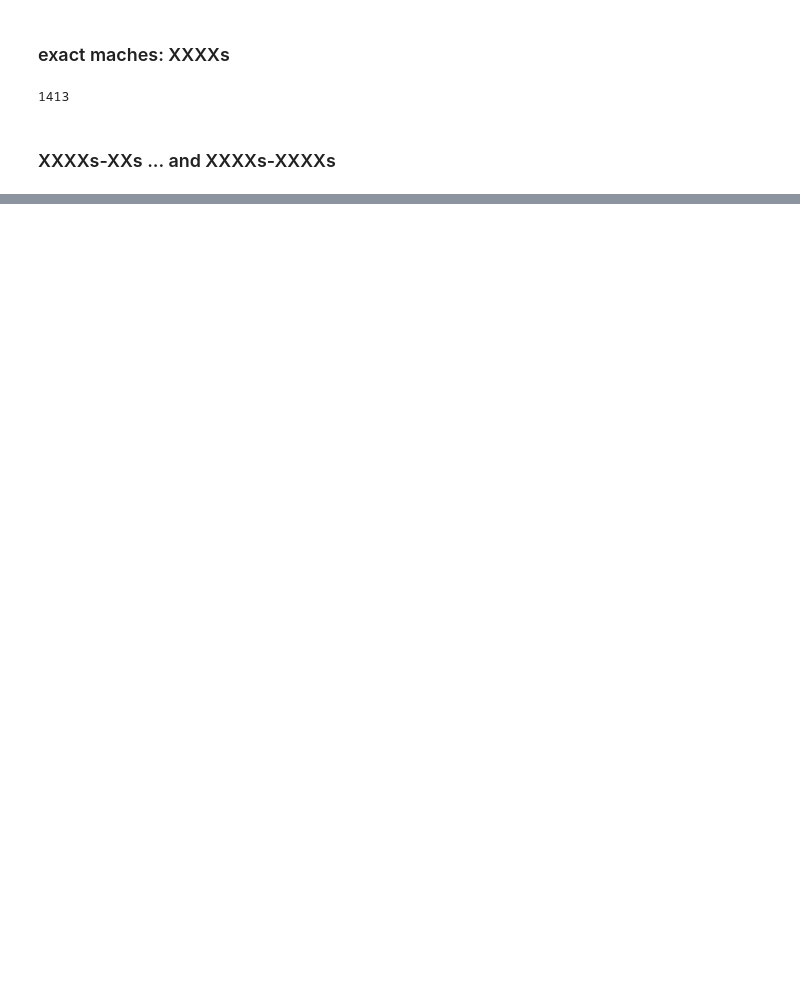
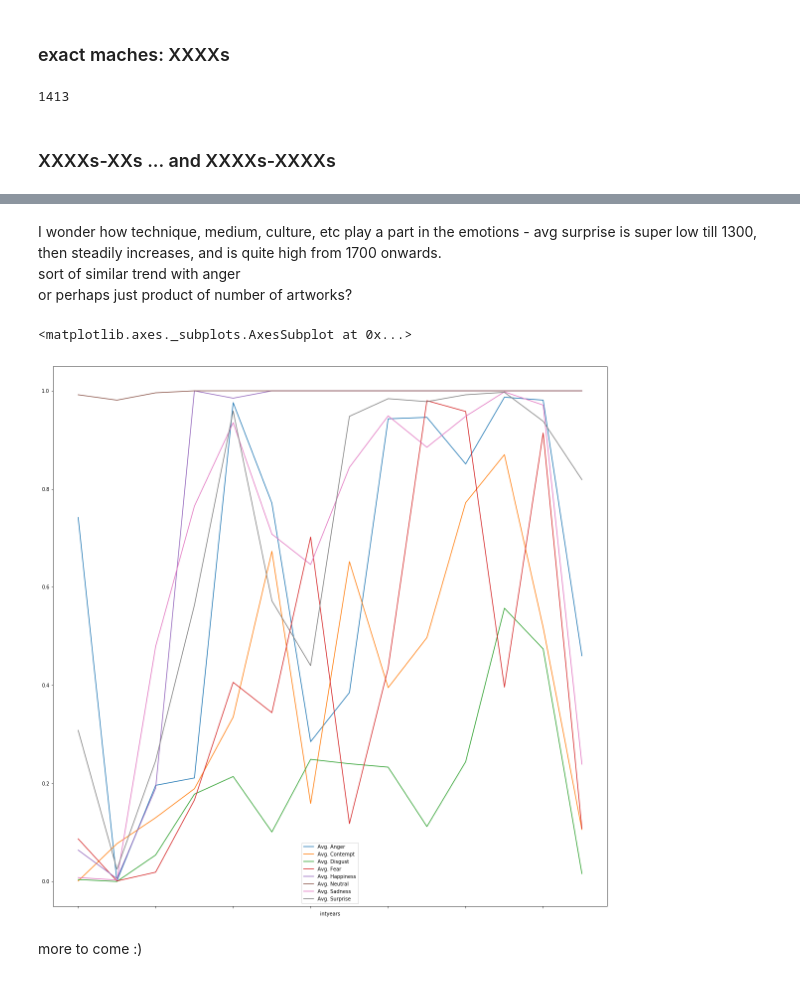
Before and after one commit to kaszklar/artemotions, a Jupyter notebook: date-munge.ipynb, the cells around one changed output, grey strips where cells are left out. Drawn from its saved outputs; the diff is of its cells as text; code cells hidden in the pictures; blank space fills up the shorter version.

```diff
--- a/date-munge.ipynb
+++ b/date-munge.ipynb
@@ -147,0 +352,15 @@ emotions[emotions['Object Date'].str.match(range_decades)]
+# %% [markdown]
+I wonder how technique, medium, culture, etc play a part in the emotions - avg surprise is super low till 1300, then steadily increases, and is quite high from 1700 onwards.
+sort of similar trend with anger
+or perhaps just product of number of artworks?
+# %%
+max_emotes=pd.DataFrame(groups['Avg. Anger',
+       'Avg. Contempt', 'Avg. Disgust', 'Avg. Fear', 'Avg. Happiness',
+       'Avg. Neutral', 'Avg. Sadness', 'Avg. Surprise'].max())
+# %%
+max_emotes.plot(figsize=(20,20)) #x axis may be off
+# %% [output]
+<matplotlib.axes._subplots.AxesSubplot at 0x...>
+[figure, added]
+# %% [markdown]
+more to come :)
```
Also changed, not shown: parts of 38 cells of this notebook, 1 other file.
